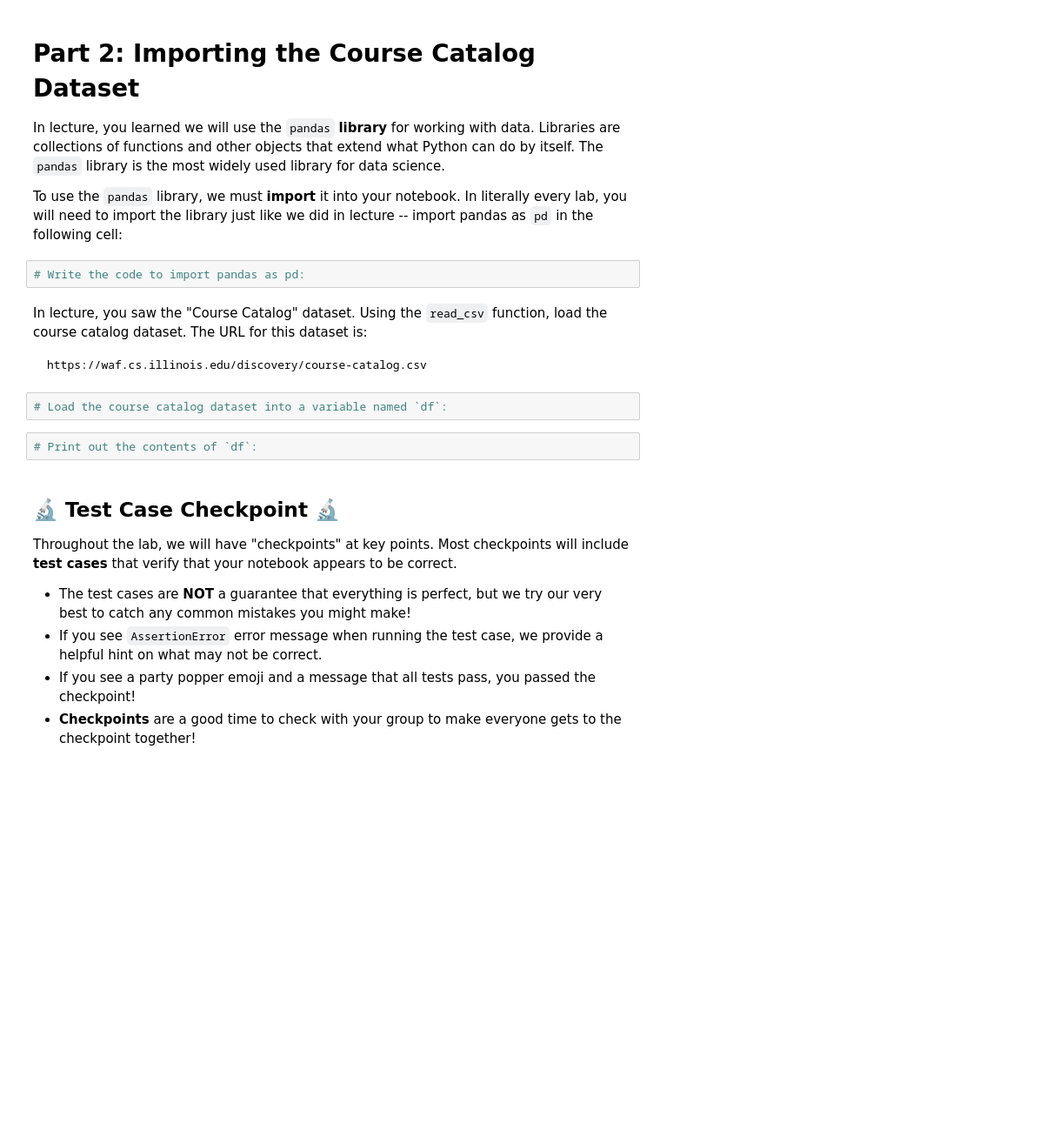
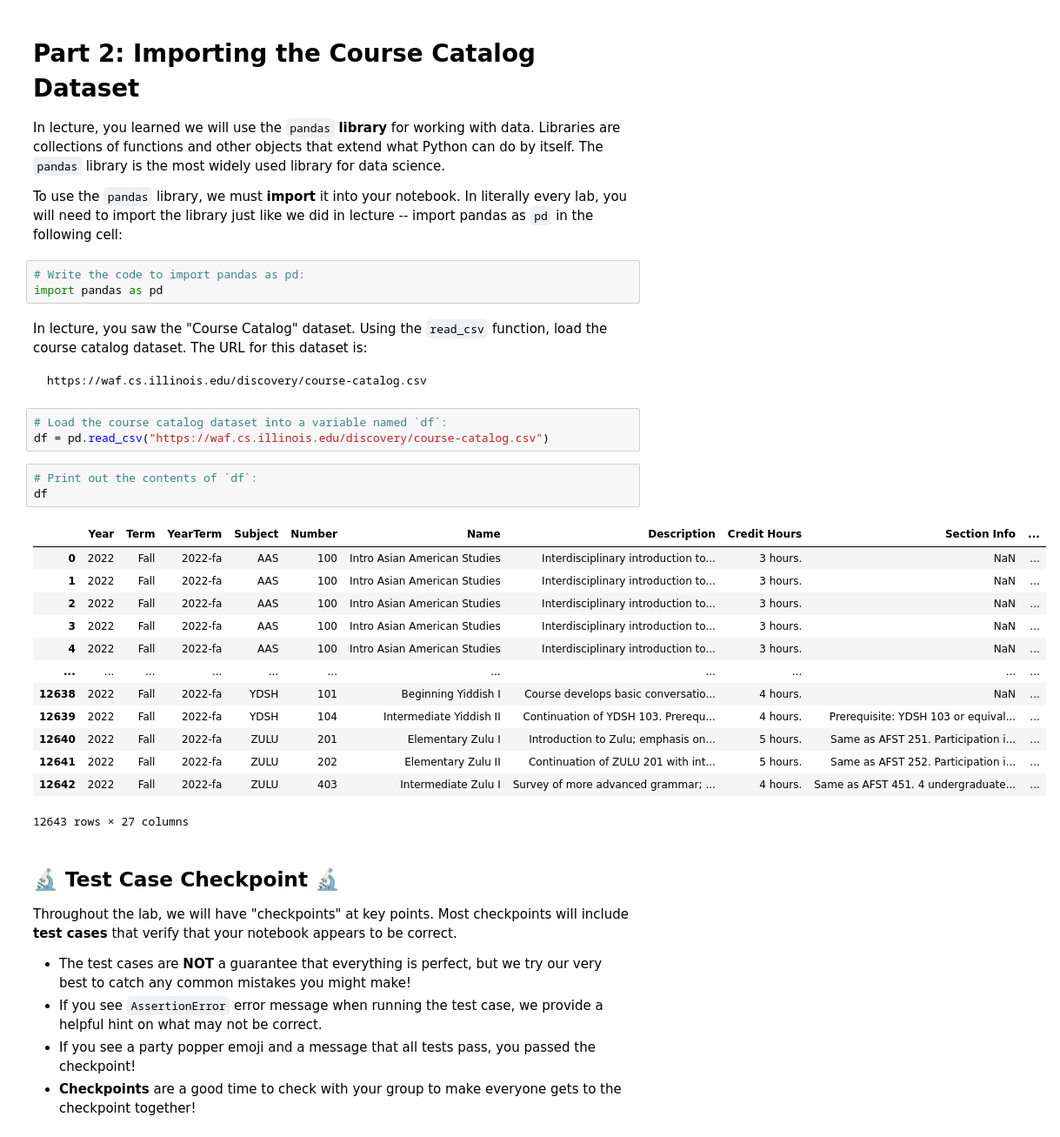
Before and after one commit to kevcer7/stat107-illinois-, a Jupyter notebook: lab_pandas/lab_pandas.ipynb, the cells around one changed output. Shown at 87% size. Saved outputs shown, nothing was run; the diff lists cells and outputs as text; blank space fills up the shorter version.

Commit message:
lab_pandas submission (or any message you want here)

````diff
--- a/lab_pandas/lab_pandas.ipynb
+++ b/lab_pandas/lab_pandas.ipynb
@@ -153,6 +153,7 @@ In lecture, you learned we will use the `pandas` **library** for working with da
 To use the `pandas` library, we must **import** it into your notebook.  In literally every lab, you will need to import the library just like we did in lecture -- import pandas as `pd` in the following cell:
 # %%
 # Write the code to import pandas as pd:
+import pandas as pd
 # %% [markdown]
 In lecture, you saw the "Course Catalog" dataset.  Using the `read_csv` function, load the course catalog dataset.  The URL for this dataset is:
 ```
@@ -160,8 +161,24 @@ https://waf.cs.illinois.edu/discovery/course-catalog.csv
 ```
 # %%
 # Load the course catalog dataset into a variable named `df`:
+df = pd.read_csv("https://waf.cs.illinois.edu/discovery/course-catalog.csv")
 # %%
 # Print out the contents of `df`:
+df
+# %% [output]
+|  | Year | Term | YearTerm | Subject | Number | Name | Description | Credit Hours | Section Info | ... |
+| 0 | 2022 | Fall | 2022-fa | AAS | 100 | Intro Asian American Studies | Interdisciplinary introduction to... | 3 hours. | NaN | ... |
+| 1 | 2022 | Fall | 2022-fa | AAS | 100 | Intro Asian American Studies | Interdisciplinary introduction to... | 3 hours. | NaN | ... |
+| 2 | 2022 | Fall | 2022-fa | AAS | 100 | Intro Asian American Studies | Interdisciplinary introduction to... | 3 hours. | NaN | ... |
+| 3 | 2022 | Fall | 2022-fa | AAS | 100 | Intro Asian American Studies | Interdisciplinary introduction to... | 3 hours. | NaN | ... |
+| 4 | 2022 | Fall | 2022-fa | AAS | 100 | Intro Asian American Studies | Interdisciplinary introduction to... | 3 hours. | NaN | ... |
+| ... | ... | ... | ... | ... | ... | ... | ... | ... | ... | ... |
+| 12638 | 2022 | Fall | 2022-fa | YDSH | 101 | Beginning Yiddish I | Course develops basic conversatio... | 4 hours. | NaN | ... |
+| 12639 | 2022 | Fall | 2022-fa | YDSH | 104 | Intermediate Yiddish II | Continuation of YDSH 103. Prerequ... | 4 hours. | Prerequisite: YDSH 103 or equival... | ... |
+| 12640 | 2022 | Fall | 2022-fa | ZULU | 201 | Elementary Zulu I | Introduction to Zulu; emphasis on... | 5 hours. | Same as AFST 251. Participation i... | ... |
+| 12641 | 2022 | Fall | 2022-fa | ZULU | 202 | Elementary Zulu II | Continuation of ZULU 201 with int... | 5 hours. | Same as AFST 252. Participation i... | ... |
+| 12642 | 2022 | Fall | 2022-fa | ZULU | 403 | Intermediate Zulu I | Survey of more advanced grammar; ... | 4 hours. | Same as AFST 451. 4 undergraduate... | ... |
+12643 rows × 27 columns
 # %% [markdown]
 ## 🔬 Test Case Checkpoint 🔬
 
````
Also changed, not shown: parts of 35 cells of this notebook.
